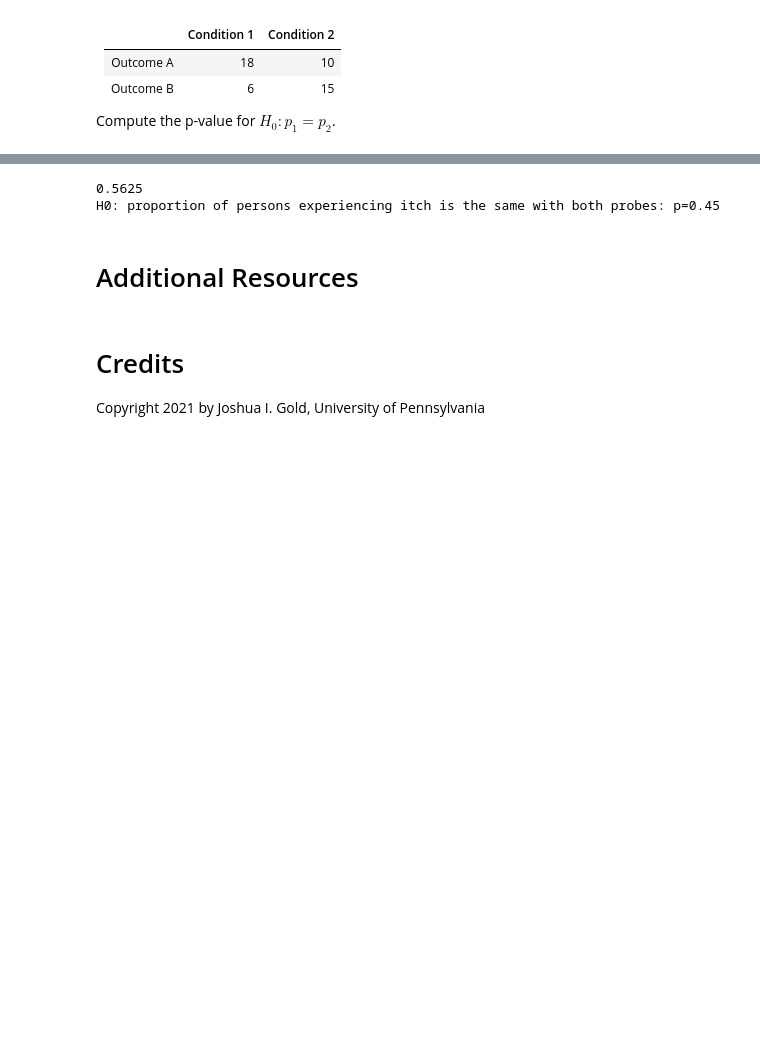
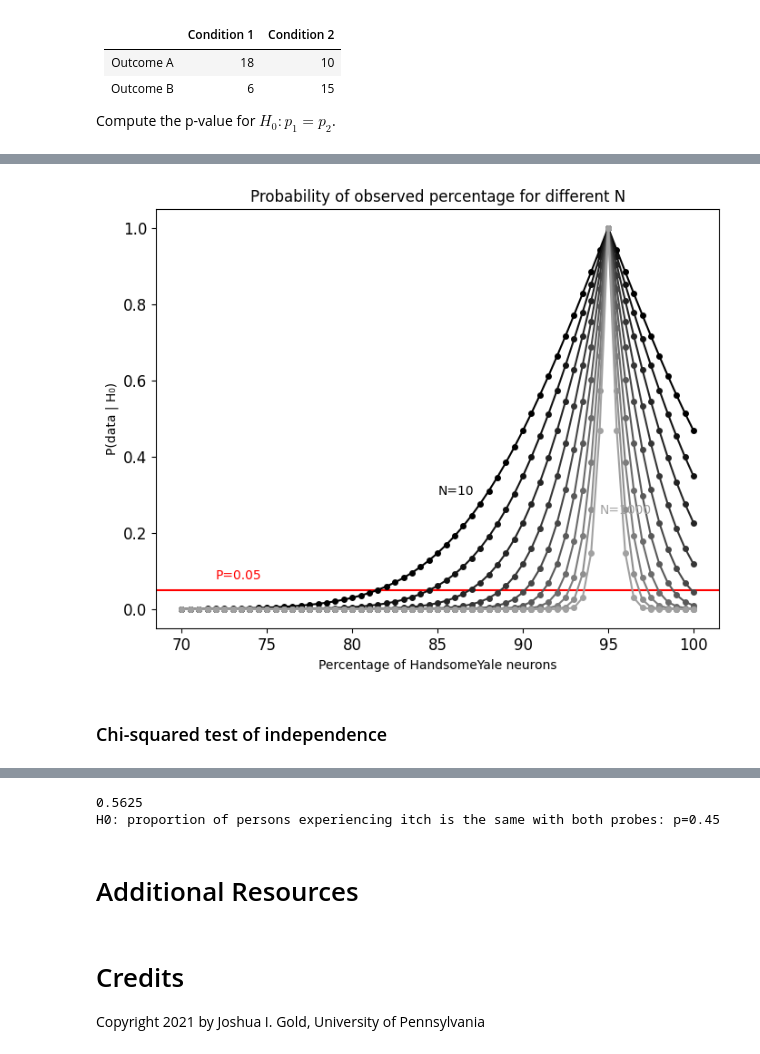
Before and after one commit to PennNGG/Quantitative-Neuroscience, a Jupyter notebook: Hypothesis Testing/Python/Proportions.ipynb, the cells around one changed output, grey strips where cells are left out. Drawn from its saved outputs; the diff is of its cells as text; code cells hidden in the pictures; blank space fills up the shorter version.

```diff
--- a/Hypothesis Testing/Python/Proportions.ipynb
+++ b/Hypothesis Testing/Python/Proportions.ipynb
@@ -113,0 +114,44 @@ p=0.0133
+# %%
+# Compute p values
+N = np.logspace(1, 3, 10)  # 10^1 to 10^3
+proportion = np.arange(0.7, 1.0 + 0.005, 0.005)  # 0.7 to 1.0 step 0.005
+
+ps = np.full((len(N), len(proportion)), np.nan)
+
+# Degrees of freedom
+df = 1
+
+# Loop over N and proportion
+for ii in range(len(N)):
+    for jj in range(len(proportion)):
+        handsomeYale = proportion[jj] * N[ii]
+        nonHandsomeJosh = N[ii] - handsomeYale
+        theoreticallyHandsome = 0.95 * N[ii]
+        theoreticallyNonHandsome = N[ii] - theoreticallyHandsome
+
+        chiSquare = ((handsomeYale - theoreticallyHandsome) ** 2) / theoreticallyHandsome + \
+                    ((nonHandsomeJosh - theoreticallyNonHandsome) ** 2) / theoreticallyNonHandsome
+        ps[ii, jj] = 1 - st.chi2.cdf(chiSquare, df)
+
+# --- Plotting ---
+plt.figure(figsize=(8, 6))
+plt.axhline(0.05, color='red')  # P=0.05 reference line
+
+for ii in range(len(N)):
+    gray_val = (ii) / len(N) * 0.7
+    plt.plot(proportion * 100, ps[ii, :], '.-', markersize=8, color=(gray_val, gray_val, gray_val))
+
+plt.text(85, 0.3, f'N={N[0]:.0f}')
+plt.text(94.5, 0.25, f'N={N[-1]:.0f}', color=(len(N)-1)/len(N) * 0.7 * np.ones(3))
+plt.text(72, 0.08, 'P=0.05', color='red')
+
+plt.xlabel('Percentage of HandsomeYale neurons')
+plt.ylabel('P(data | H₀)')
+plt.title('Probability of observed percentage for different N')
+plt.xticks(fontsize=12)
+plt.yticks(fontsize=12)
+plt.show()
+# %% [output]
+[figure, added]
+# %% [markdown]
+### Chi-squared test of independence
```
Also changed, not shown: parts of 30 cells of this notebook, 10 other files.
